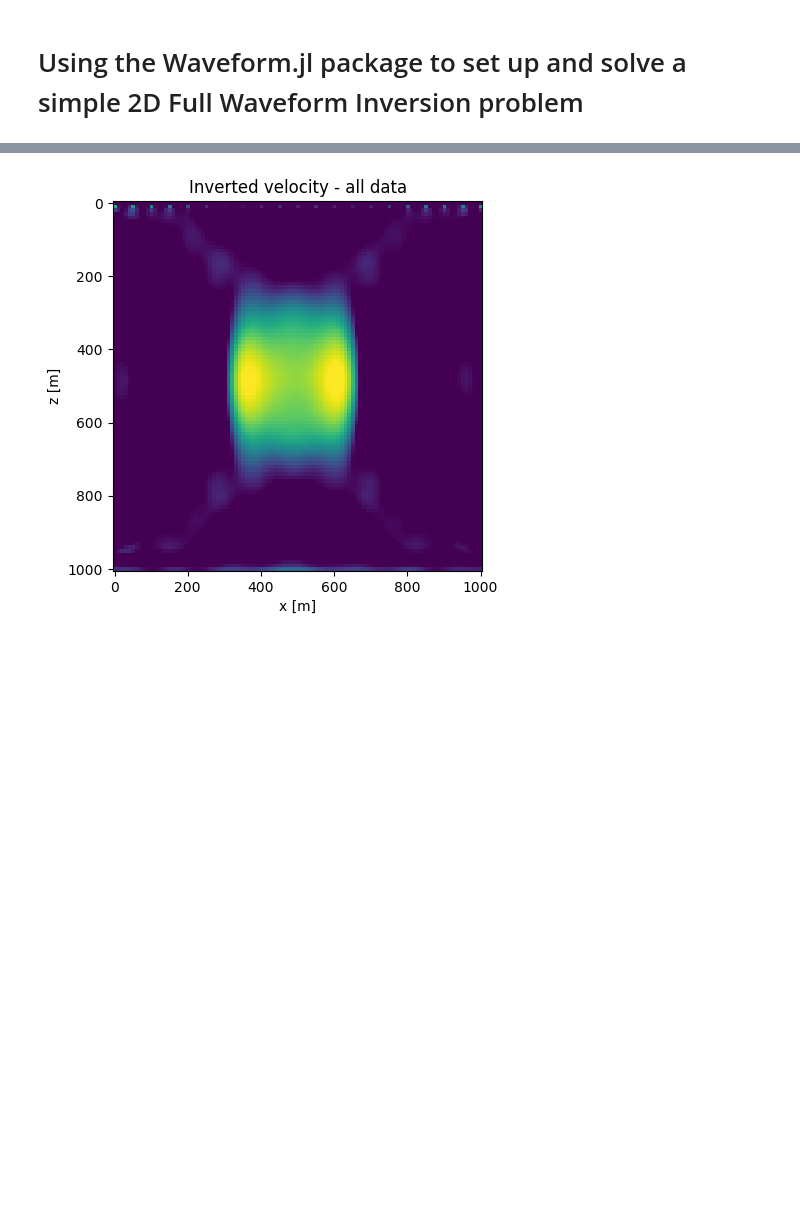
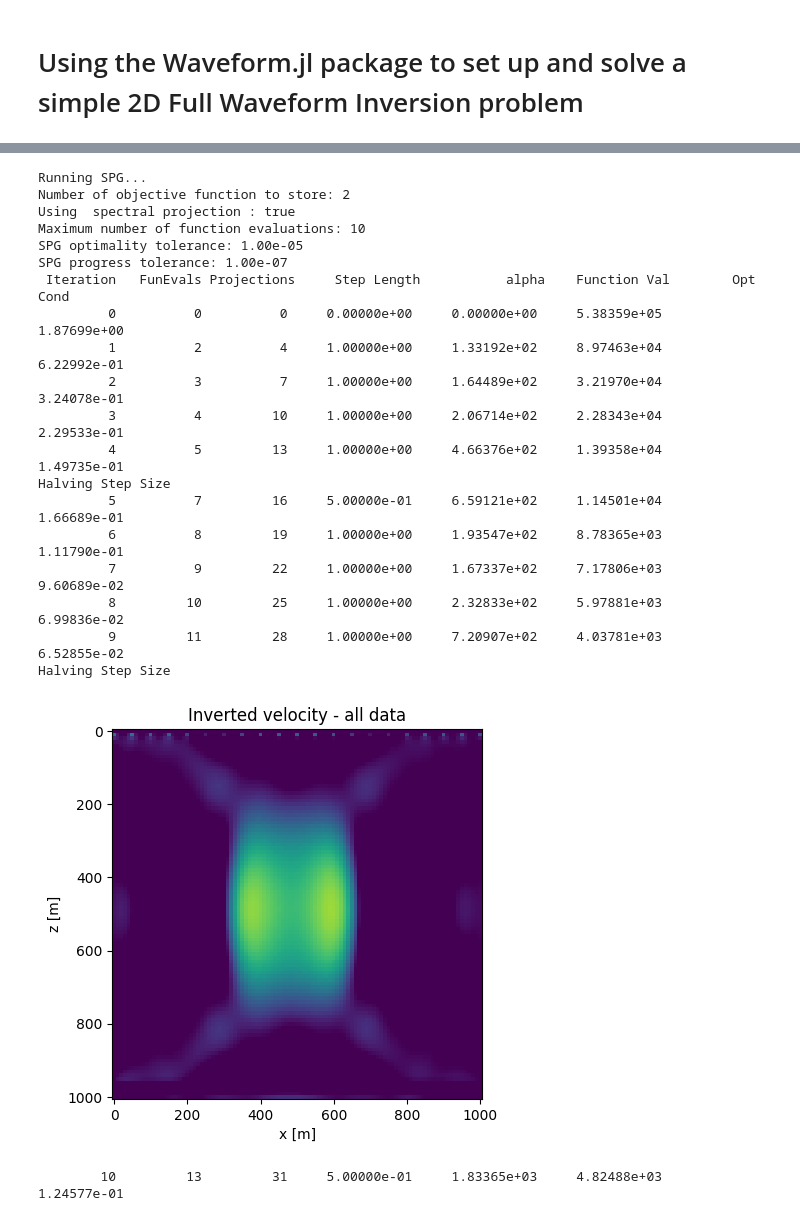
Before and after one commit to slimgroup/WAVEFORM.jl, a Jupyter notebook: examples/Simple 2D FWI Example.ipynb, the cells around one changed output, grey strips where cells are left out. Cells and saved outputs as stored; diff of their text form; code cells hidden in the pictures; blank space fills up the shorter version.

```diff
--- a/examples/Simple 2D FWI Example.ipynb
+++ b/examples/Simple 2D FWI Example.ipynb
@@ -94,7 +103,7 @@ comp_o = o;
 npml = round(Int,λ/minimum(comp_d))*[1 1; 1 1];
 
 # PDE scheme
-scheme = Waveform.helm2d_chen9p;
+scheme = WAVEFORM.helm2d_chen9p;
 
 # Whether to remove elements in the PML when restricting to the model domain (if false, will use stacking)
 cut_pml = true;
@@ -117,14 +126,13 @@ opts = PDEopts{Int64,Float64}(scheme,comp_n,comp_d,comp_o,cut_pml,implicit_matri
 # Create velocity model
 v0 = vel_background*ones(n...);
 v = copy(v0);
-v[div(n[1],3):2*div(n[1],3),div(n[2],3):2*div(n[2],3)] = 1.25*vel_background;
+v[div(n[1],3):2*div(n[1],3),div(n[2],3):2*div(n[2],3)] .= 1.25*vel_background;
 v = vec(v);
 v0 = vec(v0);
 
 function plot_velocity(vs,title_str,model)
     fig = figure()
-    ax1 = axes()
-    vplot = imshow(reshape(vs,model.n...),vmin=minimum(v),vmax=maximum(v),axes=ax1)
+    vplot = imshow(reshape(vs,model.n...),vmin=minimum(v),vmax=maximum(v))
     title(title_str)
     xlabel("x [m]")
     ylabel("z [m]")
@@ -142,6 +150,6 @@ plot_velocity(v0,"Initial velocity",model)
 # %%
 # Source weight matrix
-Q = eye(nsrc);
+Q = Matrix{Float64}(I, nsrc, nsrc);
 
 # Generate data
 D = forw_model(v,Q,model,opts);
@@ -154,18 +162,40 @@ PyObject <matplotlib.text.Text object at 0x...>
 # %%
 max_func_evals = 30
 
 # Construct objective function
-obj! = construct_pde_misfit(v,Q,D,model,opts,batch_mode=false)
+obj_func = construct_pde_misfit(v,Q,D,model,opts,batch_mode=false)
+g = zeros(length(v))
+obj(x) = (f = obj_func(x, g); return f, g)
 
 # Project on to bound constraints
-proj! = (xproj,x)->project_bounds!(x,minimum(v),maximum(v),xproj);
+proj(x) = median([minimum(v).*ones(length(v)) x maximum(v).*ones(length(v))]; dims=2)
 
 # Solve with SPG
-vest = spg(obj!,proj!,v0,3,maxfc=max_func_evals)
+sol = minConf_SPG(obj,vec(v0), proj, spg_options(verbose=3, maxIter=10))
 
-plot_velocity(vest,"Inverted velocity - all data",model)
+plot_velocity(sol.sol,"Inverted velocity - all data",model)
 # %% [output]
+Running SPG...
+Number of objective function to store: 2
+Using  spectral projection : true
+Maximum number of function evaluations: 10
+SPG optimality tolerance: 1.00e-05
+SPG progress tolerance: 1.00e-07
+ Iteration   FunEvals Projections     Step Length           alpha    Function Val        Opt Cond
+         0          0          0     0.00000e+00     0.00000e+00     5.38359e+05     1.87699e+00
+         1          2          4     1.00000e+00     1.33192e+02     8.97463e+04     6.22992e-01
+         2          3          7     1.00000e+00     1.64489e+02     3.21970e+04     3.24078e-01
+         3          4         10     1.00000e+00     2.06714e+02     2.28343e+04     2.29533e-01
+         4          5         13     1.00000e+00     4.66376e+02     1.39358e+04     1.49735e-01
+Halving Step Size
+         5          7         16     5.00000e-01     6.59121e+02     1.14501e+04     1.66689e-01
+         6          8         19     1.00000e+00     1.93547e+02     8.78365e+03     1.11790e-01
+         7          9         22     1.00000e+00     1.67337e+02     7.17806e+03     9.60689e-02
+         8         10         25     1.00000e+00     2.32833e+02     5.97881e+03     6.99836e-02
+         9         11         28     1.00000e+00     7.20907e+02     4.03781e+03     6.52855e-02
+Halving Step Size
-[figure, old version]
+[figure, new version]
+        10         13         31     5.00000e-01     1.83365e+03     4.82488e+03     1.24577e-01
 # %%
 # Frequency continuation
 size_freq_batch = 2
```
Also changed, not shown: parts of 5 cells of this notebook, 4 other files.
